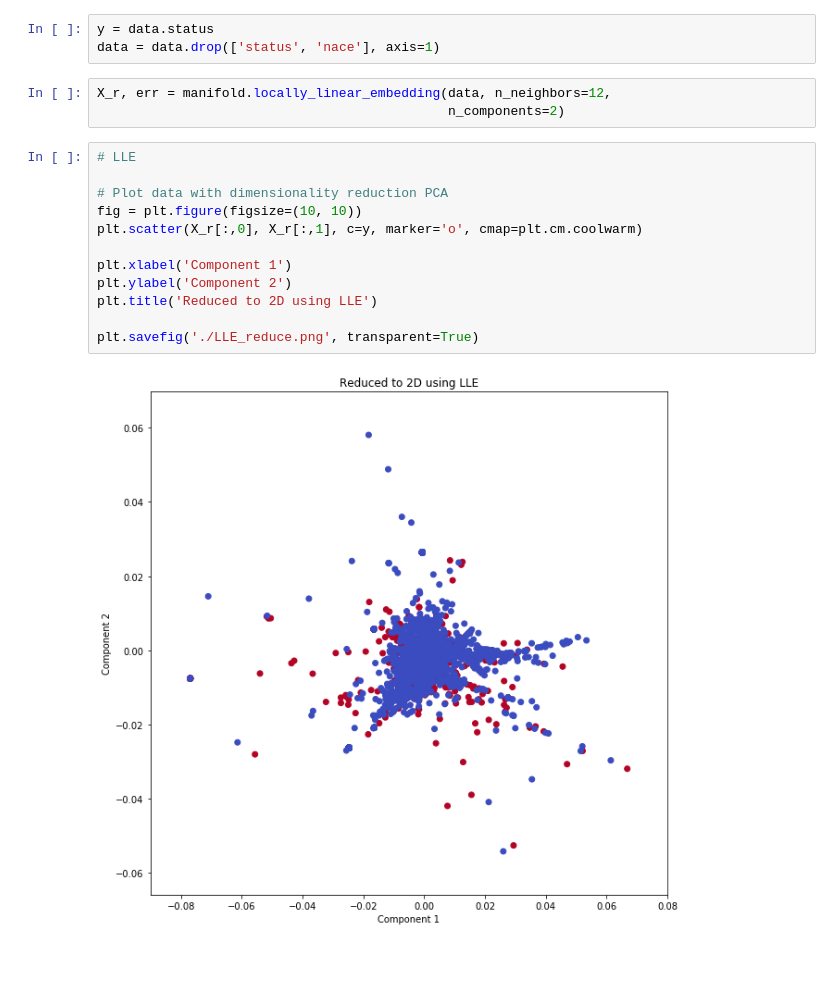
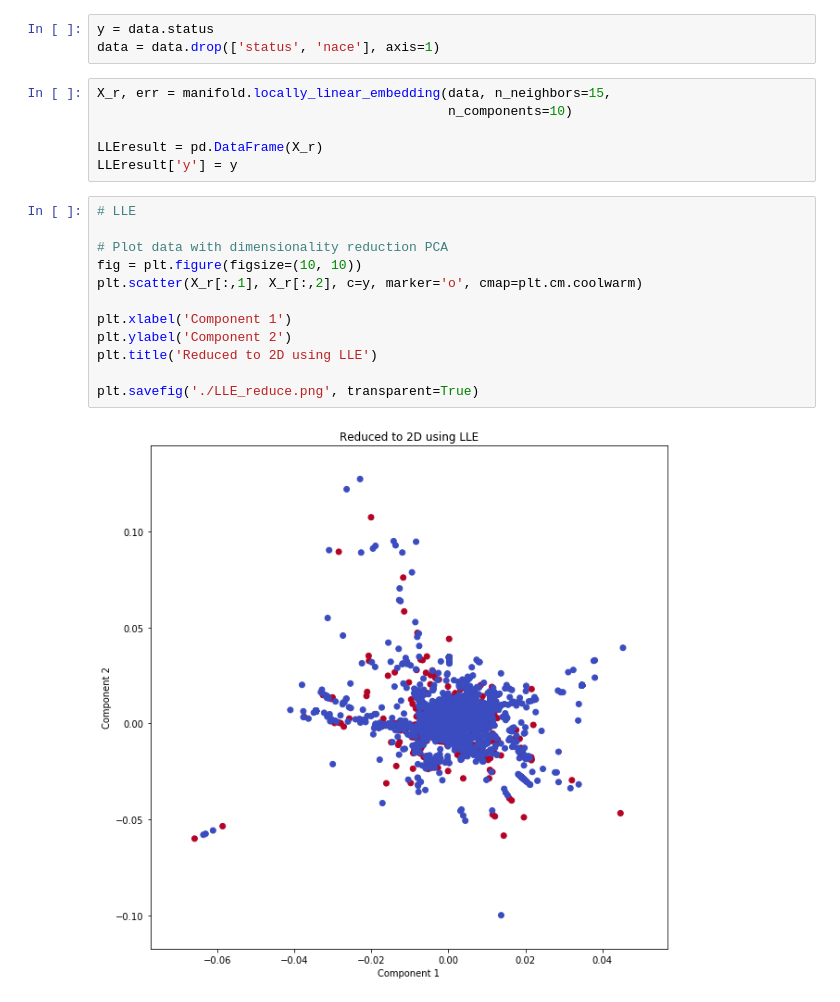
Before and after one commit to lizzzi111/LLE, a Jupyter notebook: LLE_p2p/LLE_p2p.ipynb, the cells around one changed output. Drawn from its saved outputs; the diff is of its cells as text; blank space fills up the shorter version.

```diff
--- a/LLE_p2p/LLE_p2p.ipynb
+++ b/LLE_p2p/LLE_p2p.ipynb
@@ -10,19 +11,22 @@ data = pd.read_csv('./p2p.csv', index_col=0)
 y = data.status
 data = data.drop(['status', 'nace'], axis=1)
 # %%
-X_r, err = manifold.locally_linear_embedding(data, n_neighbors=12,
-                                             n_components=2)
+X_r, err = manifold.locally_linear_embedding(data, n_neighbors=15,
+                                             n_components=10)
+
+LLEresult = pd.DataFrame(X_r)
+LLEresult['y'] = y
 # %%
 # LLE
 
 # Plot data with dimensionality reduction PCA
 fig = plt.figure(figsize=(10, 10))
-plt.scatter(X_r[:,0], X_r[:,1], c=y, marker='o', cmap=plt.cm.coolwarm)
+plt.scatter(X_r[:,1], X_r[:,2], c=y, marker='o', cmap=plt.cm.coolwarm)
 
 plt.xlabel('Component 1')
 plt.ylabel('Component 2')
 plt.title('Reduced to 2D using LLE')
 
 plt.savefig('./LLE_reduce.png', transparent=True)
 # %% [output]
-[figure, old version]
+[figure, new version]
```
Also changed, not shown: parts of 2 cells of this notebook, 2 other files.
